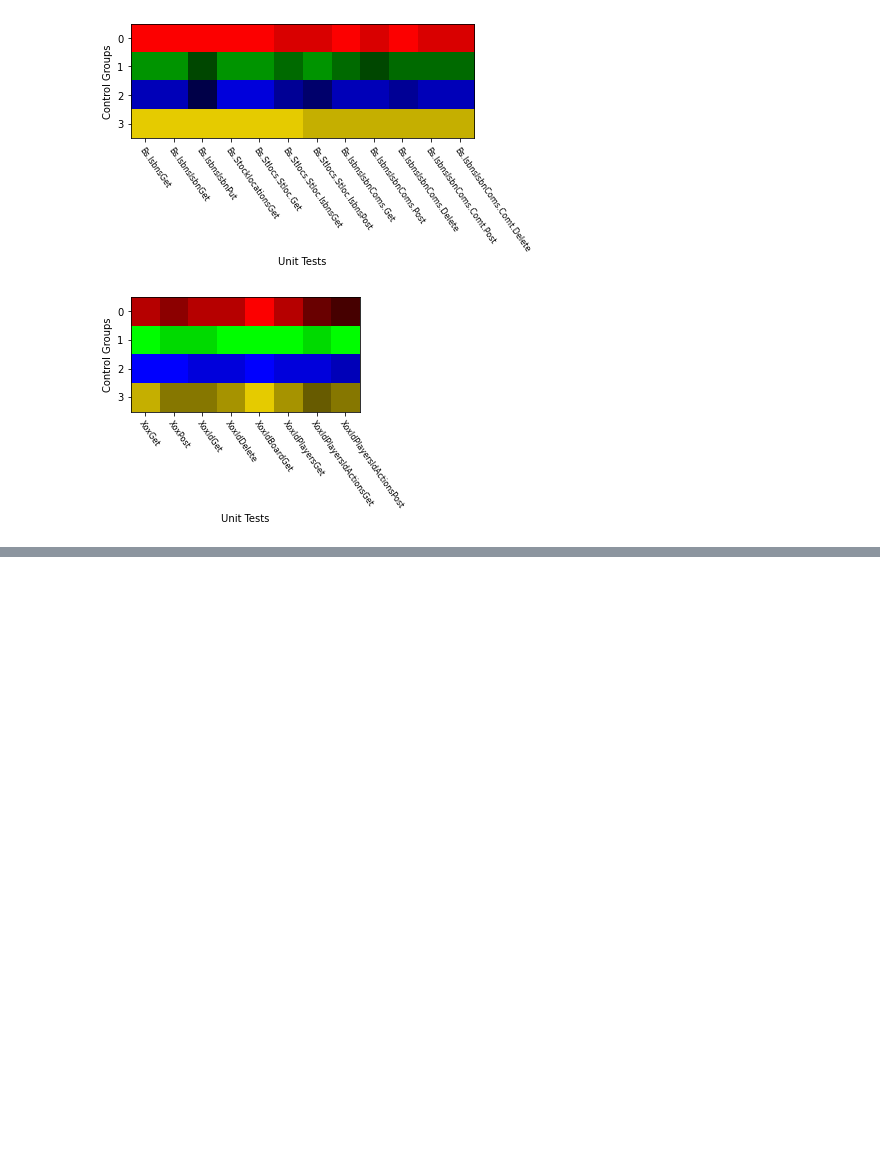
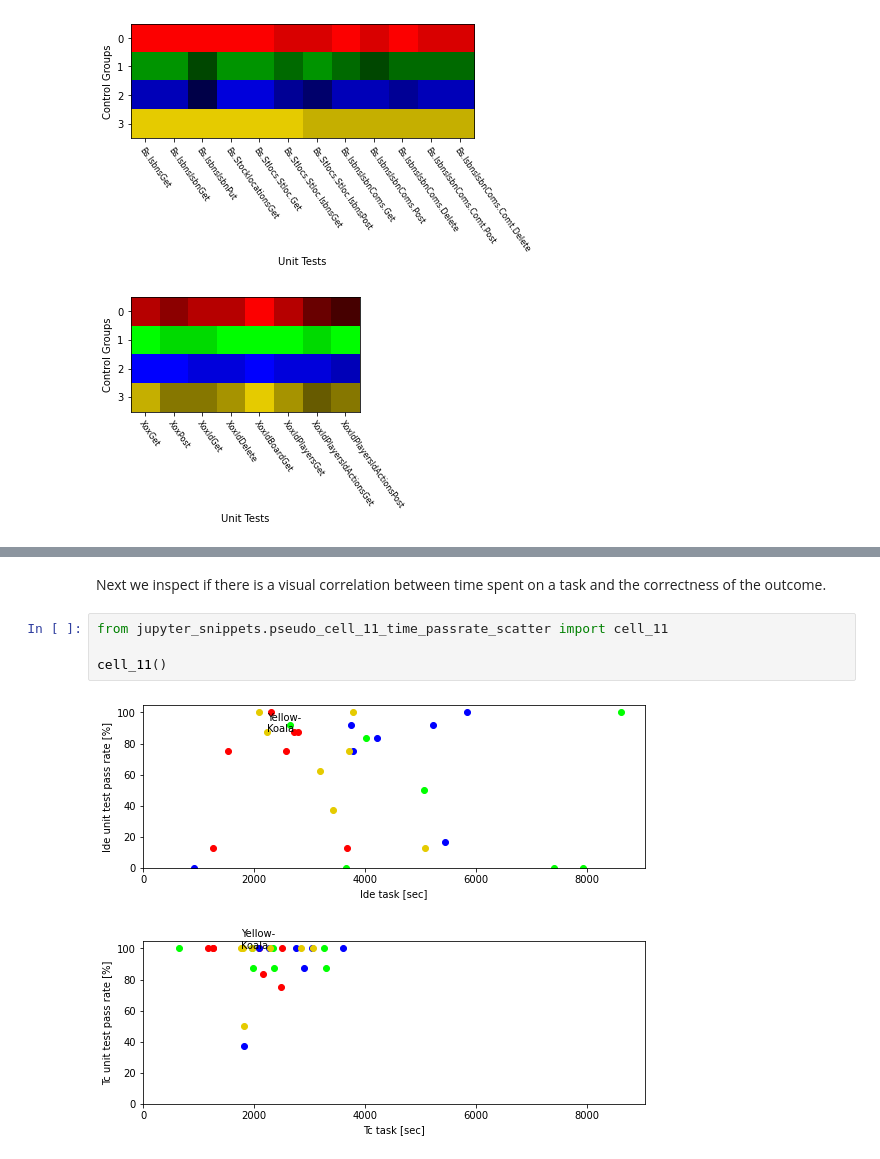
Before and after one commit to m5c/RestifyJupyter, a Jupyter notebook: Restify.ipynb, the cells around one changed output, grey strips where cells are left out. Cells and saved outputs as stored; diff of their text form; blank space fills up the shorter version.

```diff
--- a/Restify.ipynb
+++ b/Restify.ipynb
@@ -310,0 +361,9 @@ cell_07()
+# %% [markdown]
+Next we inspect if there is a visual correlation between time spent on a task and the correctness of the outcome.
+# %%
+from jupyter_snippets.pseudo_cell_11_time_passrate_scatter import cell_11
+
+cell_11()
+# %% [output]
+[figure, added]
+[figure, added]
```
Also changed, not shown: parts of 29 cells of this notebook, 2 other files.
